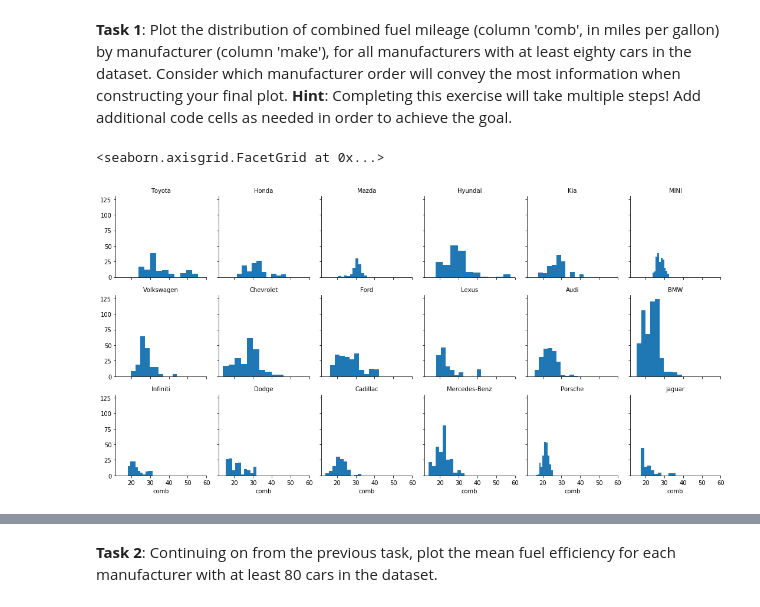
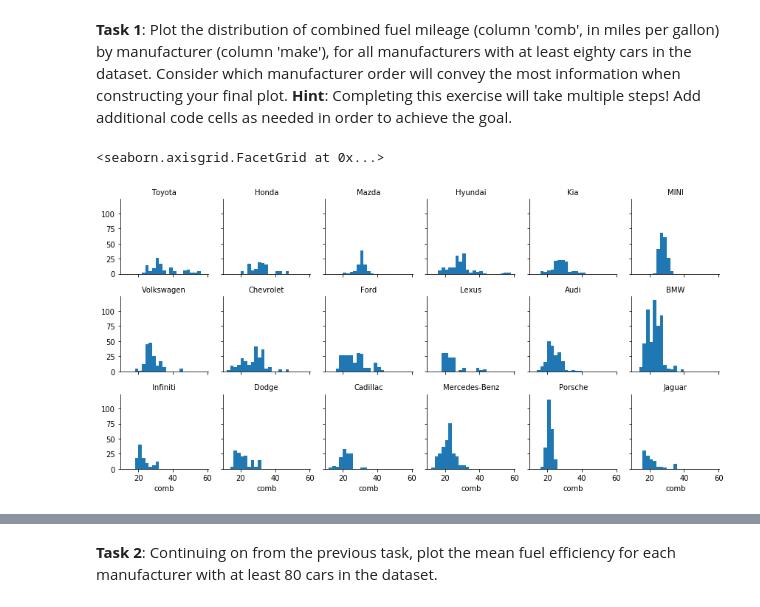
Before and after one commit to glongh/aipnd-notes, a Jupyter notebook: exercises/Additional_Plot_Practice.ipynb, the cells around one changed output, grey strips where cells are left out. Saved outputs shown, nothing was run; the diff lists cells and outputs as text; code cells hidden in the pictures.

Commit message:
Exercise: Additional Plots Summary: Plot types

```diff
--- a/exercises/Additional_Plot_Practice.ipynb
+++ b/exercises/Additional_Plot_Practice.ipynb
@@ -25,12 +23,20 @@ fuel_econ.head()
 # %% [markdown]
 **Task 1**: Plot the distribution of combined fuel mileage (column 'comb', in miles per gallon) by manufacturer (column 'make'), for all manufacturers with at least eighty cars in the dataset. Consider which manufacturer order will convey the most information when constructing your final plot. **Hint**: Completing this exercise will take multiple steps! Add additional code cells as needed in order to achieve the goal.
 # %%
-filtered_df = fuel_econ.groupby('make').filter(lambda x: len(x) >= 80)
-group_means = filtered_df.groupby(['make']).mean()
-group_order = group_means.sort_values(['comb'], ascending = False).index
-g = sb.FacetGrid(data = filtered_df, col = "make", col_wrap = 6, size = 2.5, col_order = group_order)
-g.map(plt.hist, "comb")
+most_makes = fuel_econ['make'].value_counts().index[:18]
+# most_makes = fuel_econ.groupby('make').filter(lambda x: len(x) >= 80)
+
+fuel_econ_sub = fuel_econ.loc[fuel_econ['make'].isin(most_makes)]
+
+make_means = fuel_econ_sub.groupby('make').mean()
+comb_order = make_means.sort_values('comb', ascending = False).index
+
+# plotting
+g = sb.FacetGrid(data = fuel_econ_sub, col = 'make', col_wrap = 6, size = 2,
+                 col_order = comb_order)
+# try sb.distplot instead of plt.hist to see the plot in terms of density!
+g.map(plt.hist, 'comb', bins = np.arange(12, fuel_econ_sub['comb'].max()+2, 2))
 g.set_titles('{col_name}')
 # %% [output]
 <seaborn.axisgrid.FacetGrid at 0x...>
-[figure, old version]
+[figure, new version]
```
Also changed, not shown: parts of 7 cells of this notebook, 1 other file.
